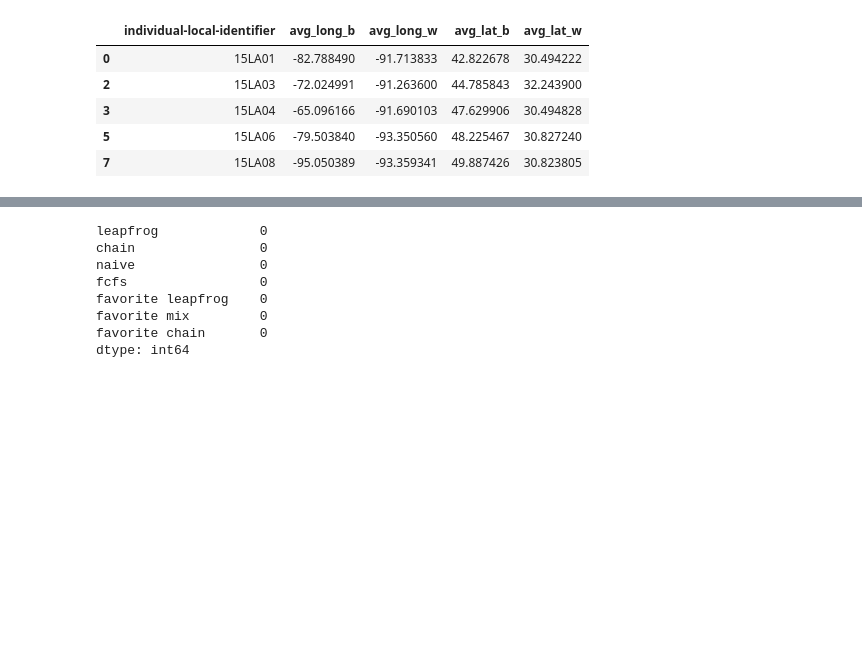
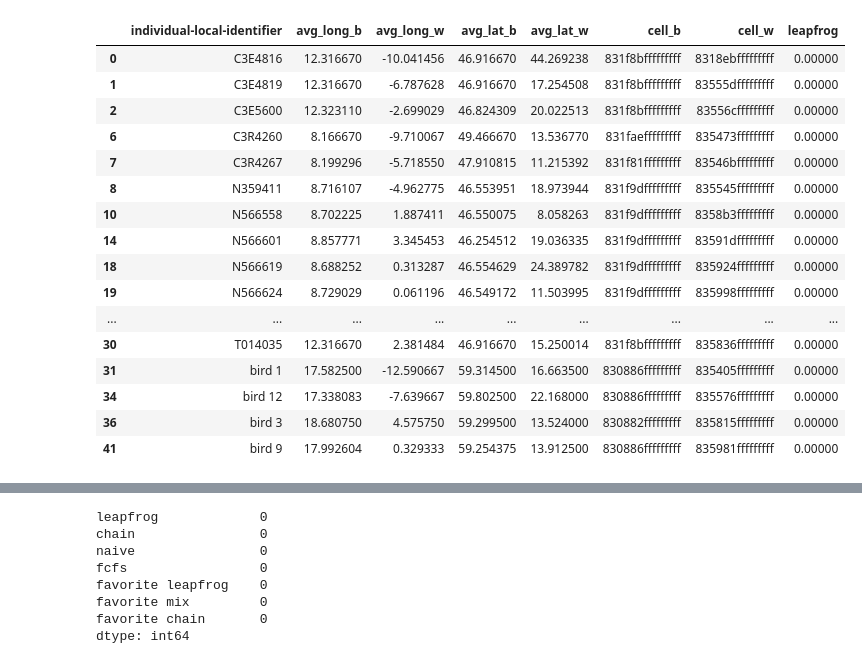
Before and after one commit to KimGeorgy/bird-migration, a Jupyter notebook: likelihood.ipynb, the cells around one changed output, grey strips where cells are left out. Cells and saved outputs as stored; diff of their text form; code cells hidden in the pictures; blank space fills up the shorter version.

```diff
--- a/likelihood.ipynb
+++ b/likelihood.ipynb
@@ -69,3 +74,8 @@ df = pd.read_csv(file_paths[species])
+# %%
+if isinstance(file_paths[species], list):
+    df = pd.concat([pd.read_csv(f) for f in file_paths[species]])
+else:
+    df = pd.read_csv(file_paths[species])
 # %%
 df.head()
 # %% [output]
@@ -119,7 +126,7 @@ def is_date_in_season(date, season_start, season_end):
 
     return False
 # %%
-if 'migration-stage' not in df.columns:
+def setMigrationStage(df, seasons):
     # Parse timestamp to datetime
     df['timestamp'] = pd.to_datetime(df['timestamp'])
 
@@ -148,6 +155,8 @@ if 'migration-stage' not in df.columns:
     overlap_mask = breeding_mask & wintering_mask
     if overlap_mask.any():
         print(f"Warning: {overlap_mask.sum()} records fall in both breeding and wintering seasons")
+
+    return df
 # %%
 df['migration-stage'].value_counts()
 # %% [output]
@@ -166,0 +176,6 @@ Name: count, Length: 536, dtype: int64
+# %%
+if 'migration-stage' not in df.columns:
+    df = setMigrationStage(df, seasons)
+# %%
+# or if i said so
+df = setMigrationStage(df, seasons)
@@ -256,10 +304,21 @@ len(routes)
 # %%
-routes.head()
+routes
 # %% [output]
-|  | individual-local-identifier | avg_long_b | avg_long_w | avg_lat_b | avg_lat_w |
-| 0 | 15LA01 | -82.788490 | -91.713833 | 42.822678 | 30.494222 |
-| 2 | 15LA03 | -72.024991 | -91.263600 | 44.785843 | 32.243900 |
-| 3 | 15LA04 | -65.096166 | -91.690103 | 47.629906 | 30.494828 |
-| 5 | 15LA06 | -79.503840 | -93.350560 | 48.225467 | 30.827240 |
-| 7 | 15LA08 | -95.050389 | -93.359341 | 49.887426 | 30.823805 |
+|  | individual-local-identifier | avg_long_b | avg_long_w | avg_lat_b | avg_lat_w | cell_b | cell_w | leapfrog |
+| 0 | C3E4816 | 12.316670 | -10.041456 | 46.916670 | 44.269238 | 831f8bfffffffff | 8318ebfffffffff | 0.00000 |
+| 1 | C3E4819 | 12.316670 | -6.787628 | 46.916670 | 17.254508 | 831f8bfffffffff | 83555dfffffffff | 0.00000 |
+| 2 | C3E5600 | 12.323110 | -2.699029 | 46.824309 | 20.022513 | 831f8bfffffffff | 83556cfffffffff | 0.00000 |
+| 6 | C3R4260 | 8.166670 | -9.710067 | 49.466670 | 13.536770 | 831faefffffffff | 835473fffffffff | 0.00000 |
+| 7 | C3R4267 | 8.199296 | -5.718550 | 47.910815 | 11.215392 | 831f81fffffffff | 83546bfffffffff | 0.00000 |
+| 8 | N359411 | 8.716107 | -4.962775 | 46.553951 | 18.973944 | 831f9dfffffffff | 835545fffffffff | 0.00000 |
+| 10 | N566558 | 8.702225 | 1.887411 | 46.550075 | 8.058263 | 831f9dfffffffff | 8358b3fffffffff | 0.00000 |
+| 14 | N566601 | 8.857771 | 3.345453 | 46.254512 | 19.036335 | 831f9dfffffffff | 83591dfffffffff | 0.00000 |
+| 18 | N566619 | 8.688252 | 0.313287 | 46.554629 | 24.389782 | 831f9dfffffffff | 835924fffffffff | 0.00000 |
+| 19 | N566624 | 8.729029 | 0.061196 | 46.549172 | 11.503995 | 831f9dfffffffff | 835998fffffffff | 0.00000 |
+| ... | ... | ... | ... | ... | ... | ... | ... | ... |
+| 30 | T014035 | 12.316670 | 2.381484 | 46.916670 | 15.250014 | 831f8bfffffffff | 835836fffffffff | 0.00000 |
+| 31 | bird 1 | 17.582500 | -12.590667 | 59.314500 | 16.663500 | 830886fffffffff | 835405fffffffff | 0.00000 |
+| 34 | bird 12 | 17.338083 | -7.639667 | 59.802500 | 22.168000 | 830886fffffffff | 835576fffffffff | 0.00000 |
+| 36 | bird 3 | 18.680750 | 4.575750 | 59.299500 | 13.524000 | 830882fffffffff | 835815fffffffff | 0.00000 |
+| 41 | bird 9 | 17.992604 | 0.329333 | 59.254375 | 13.912500 | 830886fffffffff | 835981fffffffff | 0.00000 |
 # %%
```
Also changed, not shown: parts of 45 cells of this notebook, 2 other files.
